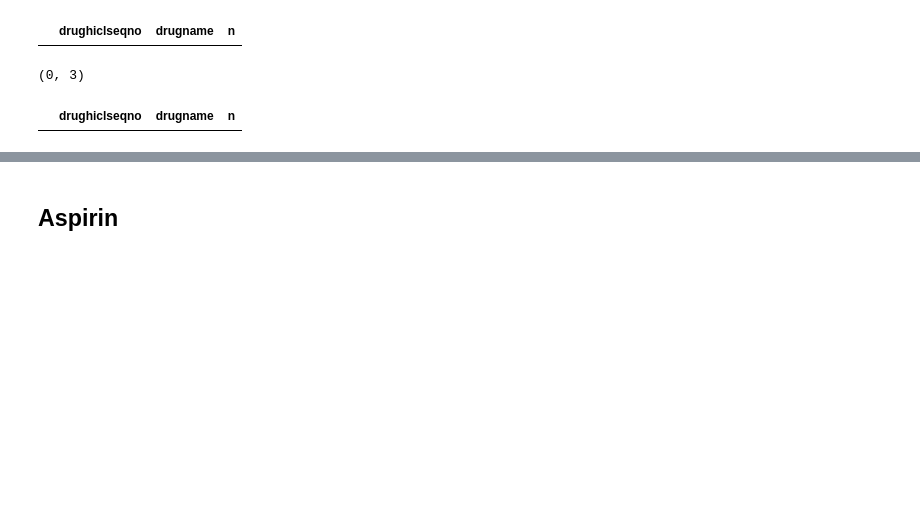
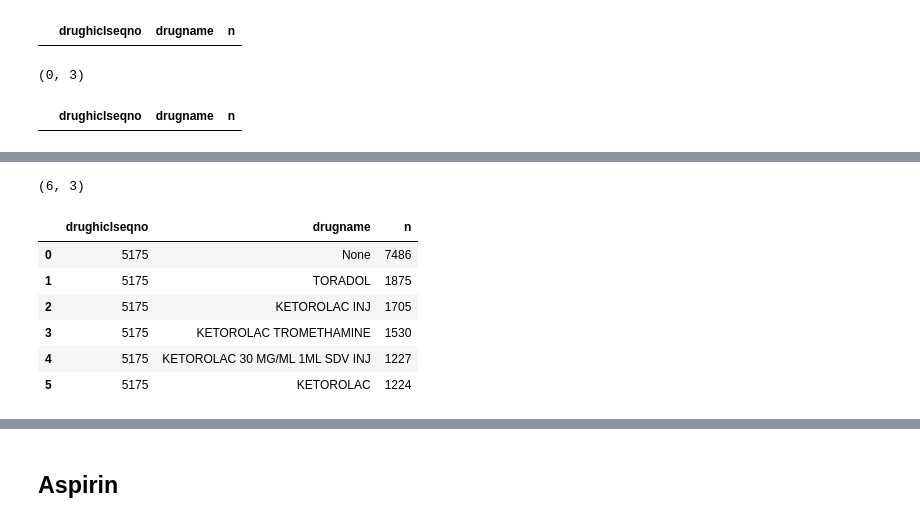
Before and after one commit to MIT-LCP/vancomycin-nephrotoxicity, a Jupyter notebook: etc/find-hicl-for-medications.ipynb, the cells around one changed output, grey strips where cells are left out. Drawn from its saved outputs; the diff is of its cells as text; code cells hidden in the pictures; blank space fills up the shorter version.

```diff
--- a/etc/find-hicl-for-medications.ipynb
+++ b/etc/find-hicl-for-medications.ipynb
@@ -323,0 +337,13 @@ Spoiler alert: we only found aspirin/ibuprofen in the data:
+# %%
+med = hicl_query(5175)
+print(med.shape)
+display(med)
+# %% [output]
+(6, 3)
+|  | drughiclseqno | drugname | n |
+| 0 | 5175 | None | 7486 |
+| 1 | 5175 | TORADOL | 1875 |
+| 2 | 5175 | KETOROLAC INJ | 1705 |
+| 3 | 5175 | KETOROLAC TROMETHAMINE | 1530 |
+| 4 | 5175 | KETOROLAC 30 MG/ML 1ML SDV INJ | 1227 |
+| 5 | 5175 | KETOROLAC | 1224 |
```
Also changed, not shown: parts of 32 cells of this notebook, 1 other file.
